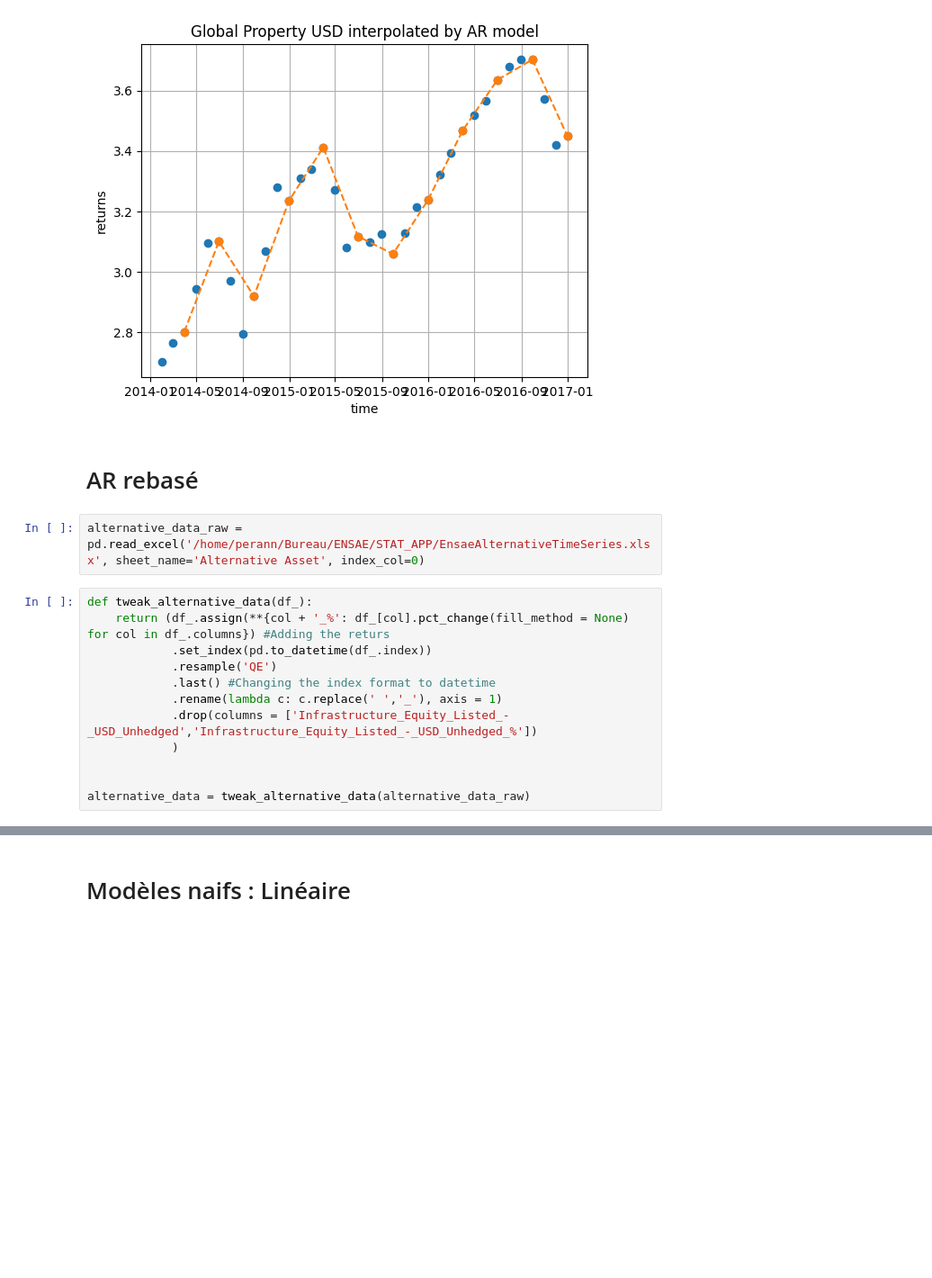
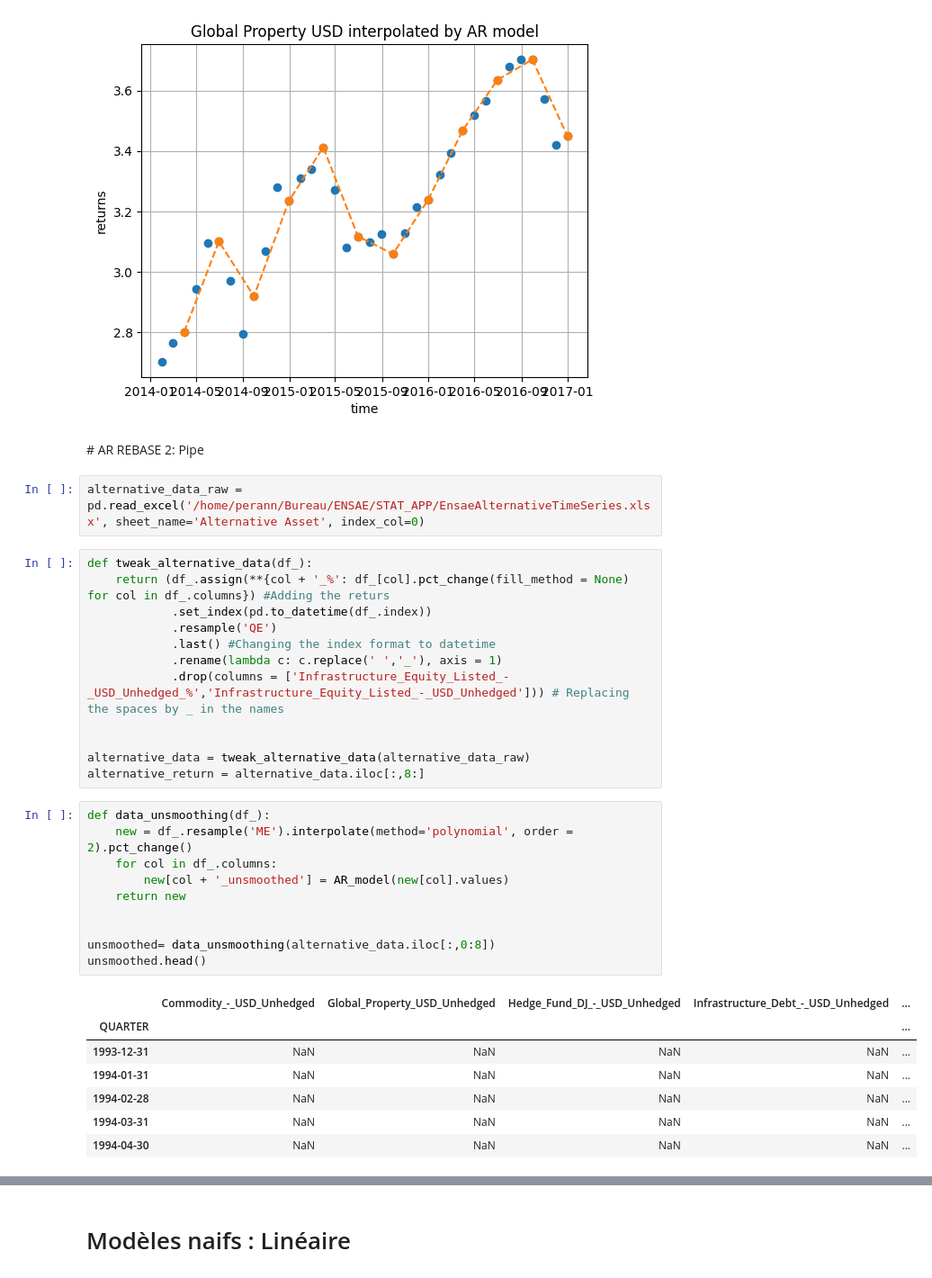
Before and after one commit to Perann/STAT_APP, a Jupyter notebook: AR_Model/AR_rebasage_ultimr.ipynb, the cells around one changed output, grey strips where cells are left out. Shown at 90% size. Cells and saved outputs as stored; diff of their text form; blank space fills up the shorter version.

```diff
--- a/AR_Model/AR_rebasage_ultimr.ipynb
+++ b/AR_Model/AR_rebasage_ultimr.ipynb
@@ -155,7 +164,7 @@ plt.grid()
 # %% [output]
 [figure]
 # %% [markdown]
-# AR rebasé
+ # AR REBASE 2: Pipe
 # %%
 alternative_data_raw = pd.read_excel('/home/perann/Bureau/ENSAE/STAT_APP/EnsaeAlternativeTimeSeries.xlsx', sheet_name='Alternative Asset', index_col=0)
 # %%
@@ -165,8 +174,26 @@ def tweak_alternative_data(df_):
             .resample('QE')
             .last() #Changing the index format to datetime
             .rename(lambda c: c.replace(' ','_'), axis = 1)
-            .drop(columns = ['Infrastructure_Equity_Listed_-_USD_Unhedged','Infrastructure_Equity_Listed_-_USD_Unhedged_%'])
-            )
+            .drop(columns = ['Infrastructure_Equity_Listed_-_USD_Unhedged_%','Infrastructure_Equity_Listed_-_USD_Unhedged'])) # Replacing the spaces by _ in the names
 
 
 alternative_data = tweak_alternative_data(alternative_data_raw)
+alternative_return = alternative_data.iloc[:,8:]
+# %%
+def data_unsmoothing(df_):
+    new = df_.resample('ME').interpolate(method='polynomial', order = 2).pct_change()
+    for col in df_.columns:
+        new[col + '_unsmoothed'] = AR_model(new[col].values)
+    return new
+
+
+unsmoothed= data_unsmoothing(alternative_data.iloc[:,0:8])
+unsmoothed.head()
+# %% [output]
+|  | Commodity_-_USD_Unhedged | Global_Property_USD_Unhedged | Hedge_Fund_DJ_-_USD_Unhedged | Infrastructure_Debt_-_USD_Unhedged | ... |
+| QUARTER |  |  |  |  | ... |
+| 1993-12-31 | NaN | NaN | NaN | NaN | ... |
+| 1994-01-31 | NaN | NaN | NaN | NaN | ... |
+| 1994-02-28 | NaN | NaN | NaN | NaN | ... |
+| 1994-03-31 | NaN | NaN | NaN | NaN | ... |
+| 1994-04-30 | NaN | NaN | NaN | NaN | ... |
```
Also changed, not shown: parts of 20 cells of this notebook, 2 other files.
